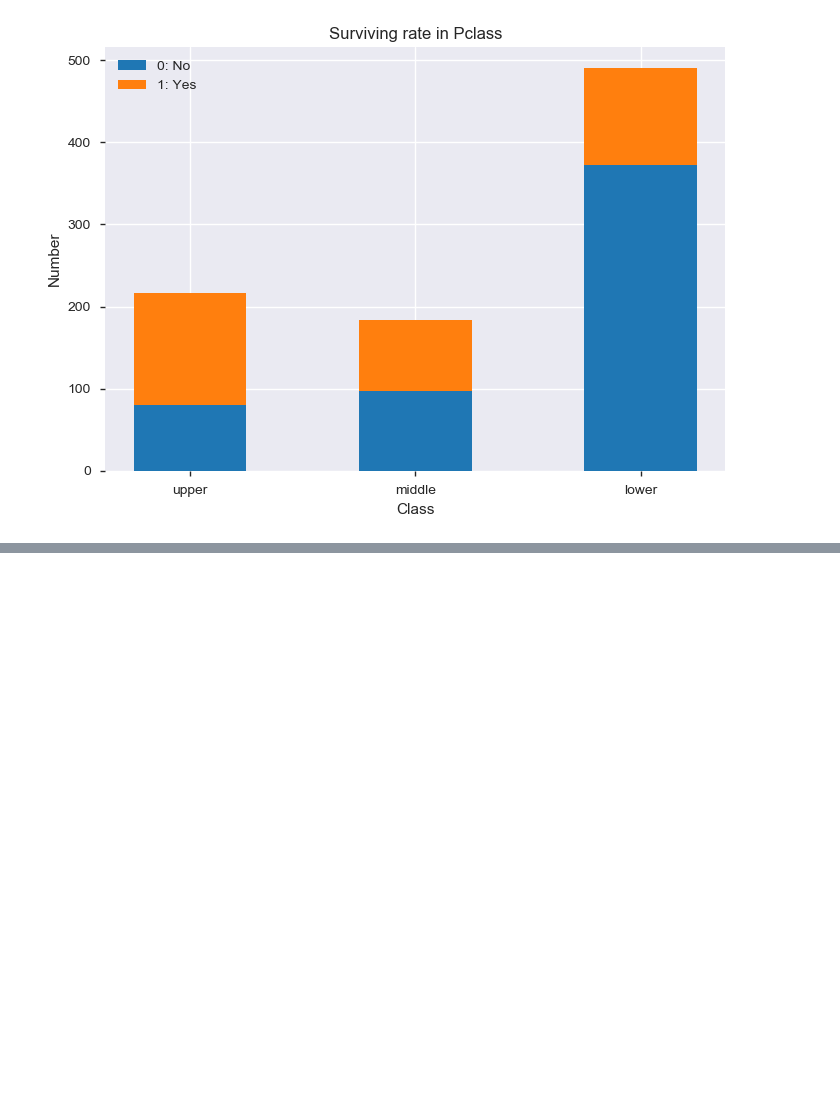
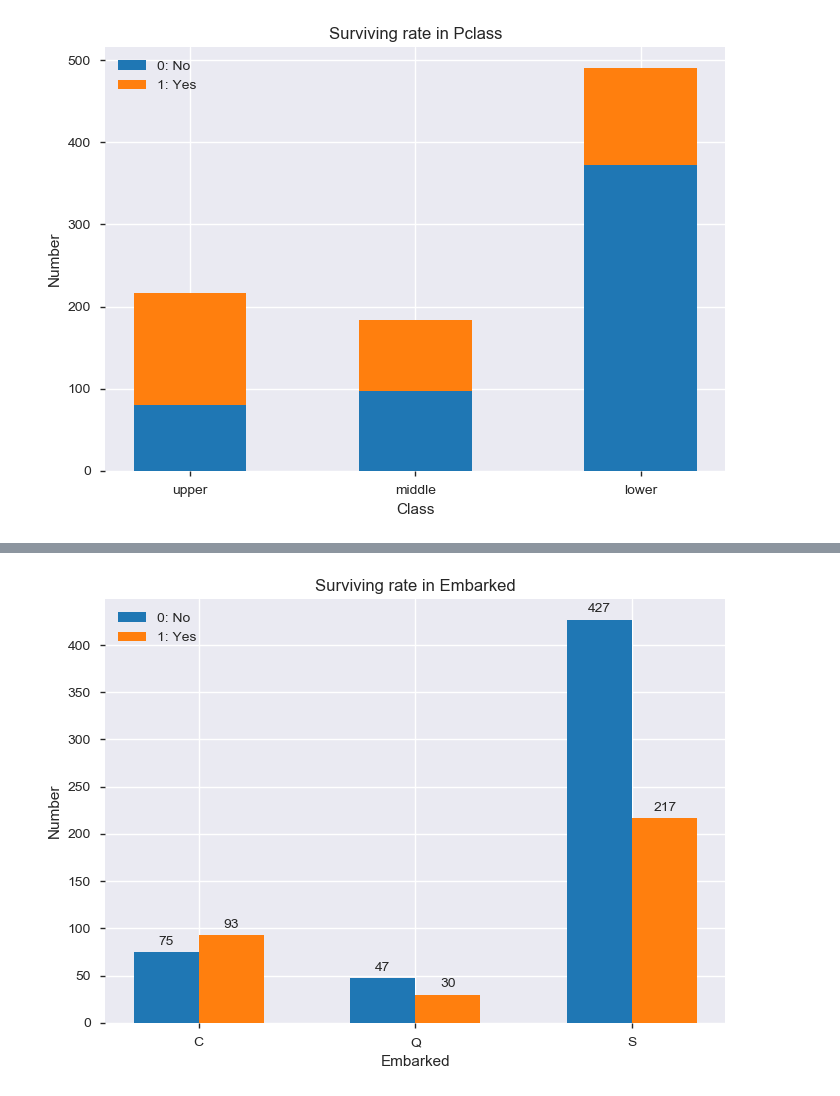
Before and after one commit to felgonzalezh/DataScienceProjects, a Jupyter notebook: Kaggle/Titanic_Project/Titanic_Notebook.ipynb, the cells around one changed output, grey strips where cells are left out. Drawn from its saved outputs; the diff is of its cells as text; code cells hidden in the pictures; blank space fills up the shorter version.

```diff
--- a/Kaggle/Titanic_Project/Titanic_Notebook.ipynb
+++ b/Kaggle/Titanic_Project/Titanic_Notebook.ipynb
@@ -230,0 +226,35 @@ plt.show()
+# %%
+#embarked Port of Embarkation C = Cherbourg, Q = Queenstown, S = Southampton
+col='Embarked'
+v1=d1[col].value_counts().reset_index() #v2 -> NOT Survived
+v1=v1.rename(columns={col:'count','index':col})
+v1['percent']=v1['count'].apply(lambda x : 100*x/sum(v1['count']))
+v1=v1.sort_values(col)
+v2=d2[col].value_counts().reset_index() #v2 -> Survived
+v2=v2.rename(columns={col:'count','index':col})
+v2['percent']=v2['count'].apply(lambda x : 100*x/sum(v2['count']))
+v2=v2.sort_values(col)
+
+labels = 'C', 'Q', 'S'
+xl = np.arange(len(labels))  # the label locations (its an arrange=[0,1])
+width = 0.3  # the width of the bars
+sizes1 = v1['count']
+sizes2 = v2['count']
+fig, ax = plt.subplots()
+
+rects1 = ax.bar(xl - width/2, sizes1, width, label='0: No')
+rects2 = ax.bar(xl + width/2, sizes2, width, label='1: Yes')
+
+ax.set_ylabel('Number')
+ax.set_xlabel('Embarked')
+ax.set_title('Surviving rate in Embarked')
+ax.set_xticks(xl)
+ax.set_xticklabels(labels)
+ax.legend()
+
+autolabel(rects1)
+autolabel(rects2)
+
+plt.show()
+# %% [output]
+[figure, added]
```
Also changed, not shown: parts of 3 cells of this notebook.
